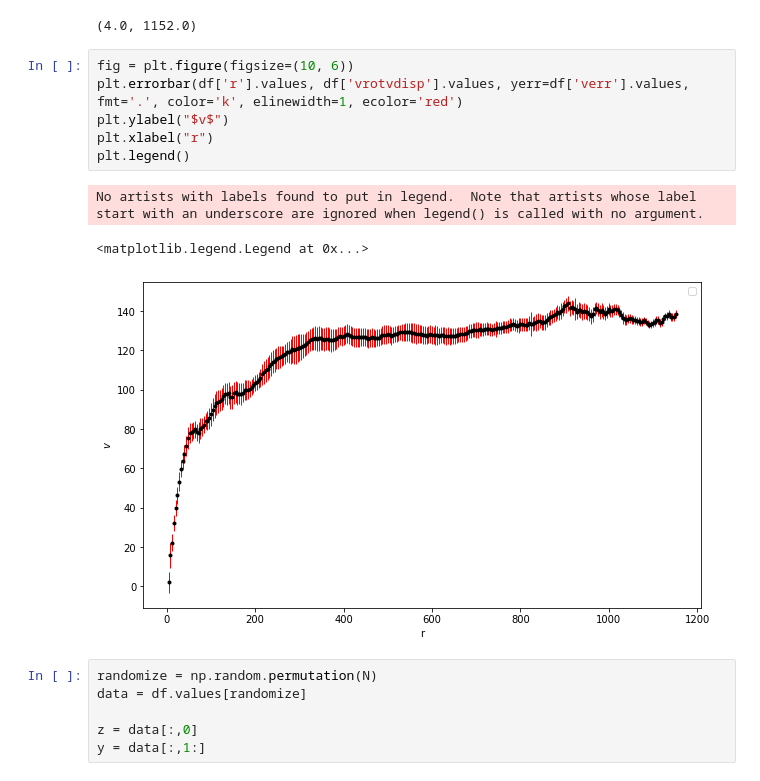
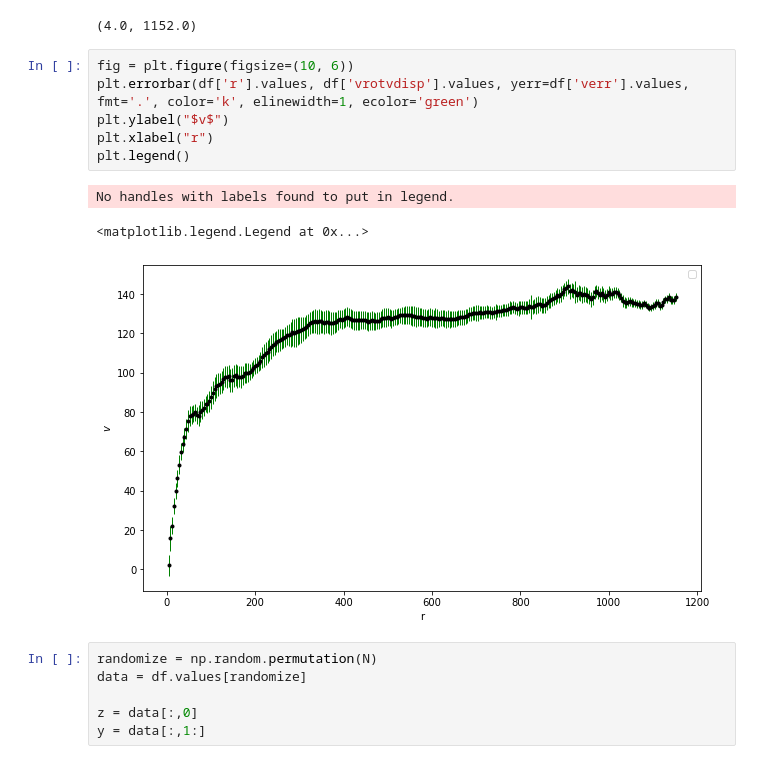
Before and after one commit to igomezv/Reconstructing-RC-with-ANN, a Jupyter notebook: RC_neural_model.ipynb, the cells around one changed output. Saved outputs shown, nothing was run; the diff lists cells and outputs as text.

```diff
--- a/RC_neural_model.ipynb
+++ b/RC_neural_model.ipynb
@@ -48,14 +52,14 @@ np.min(df['r'].values), np.max(df['r'].values)
 (4.0, 1152.0)
 # %%
 fig = plt.figure(figsize=(10, 6))
-plt.errorbar(df['r'].values, df['vrotvdisp'].values, yerr=df['verr'].values, fmt='.', color='k', elinewidth=1, ecolor='red')
+plt.errorbar(df['r'].values, df['vrotvdisp'].values, yerr=df['verr'].values, fmt='.', color='k', elinewidth=1, ecolor='green')
 plt.ylabel("$v$")
 plt.xlabel("r")
 plt.legend()
 # %% [output]
-No artists with labels found to put in legend.  Note that artists whose label start with an underscore are ignored when legend() is called with no argument.
+No handles with labels found to put in legend.
 <matplotlib.legend.Legend at 0x...>
-[figure, old version]
+[figure, new version]
 # %%
 randomize = np.random.permutation(N)
 data = df.values[randomize]
```
Also changed, not shown: parts of 1 cell of this notebook.
